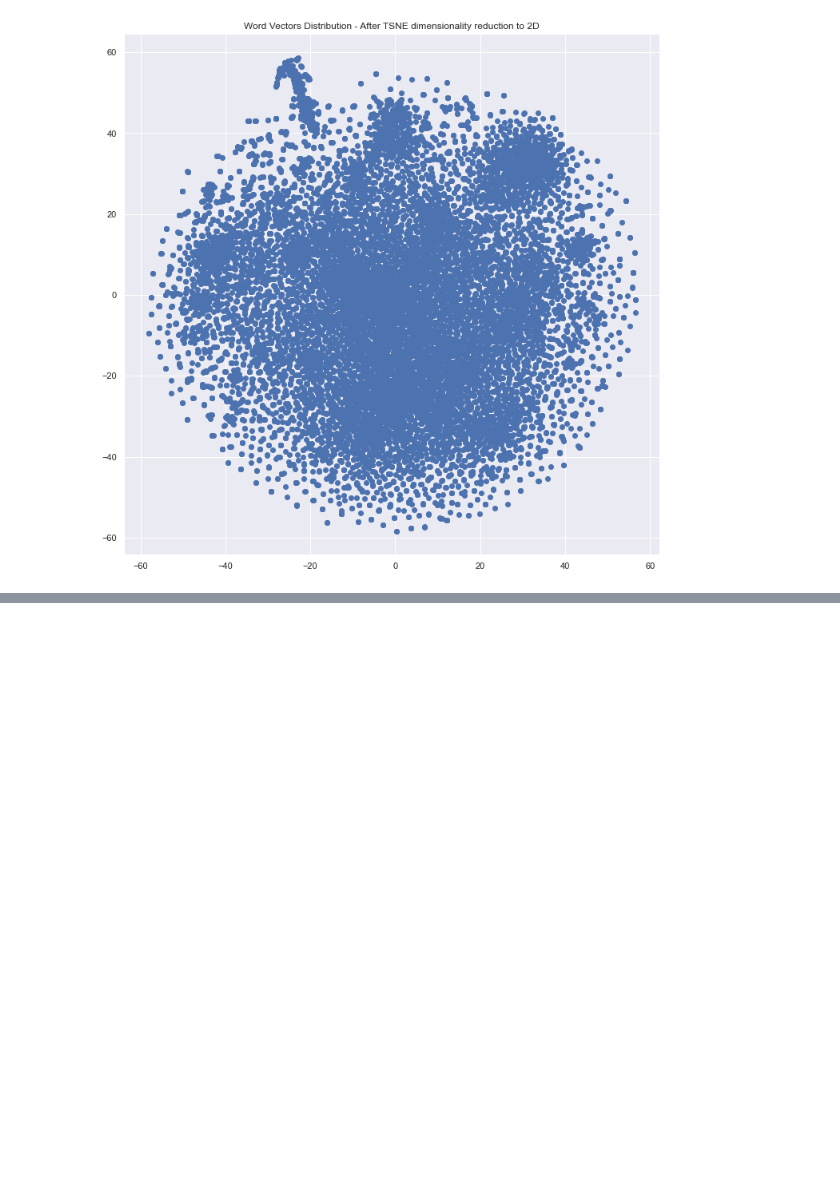
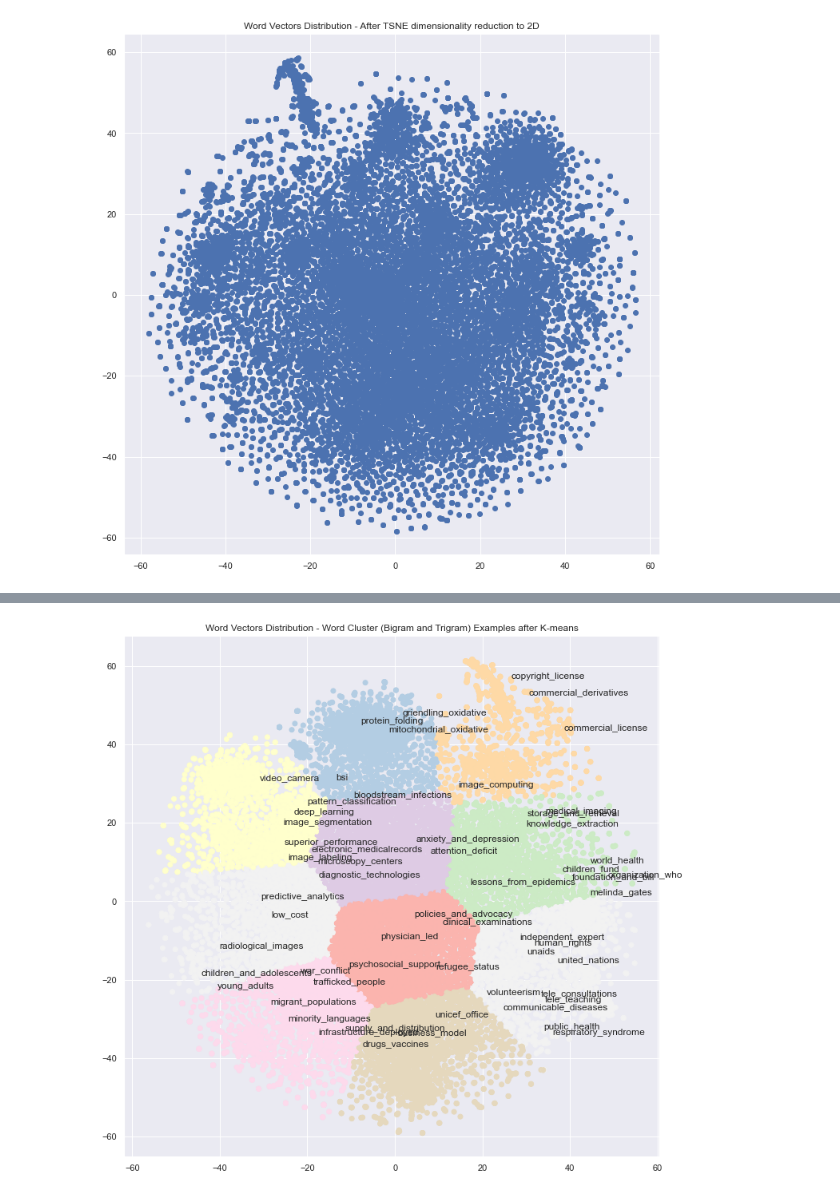
Before and after one commit to mrgeooo14/UNIGE-Master-Thesis, a Jupyter notebook: similarity.ipynb, the cells around one changed output, grey strips where cells are left out. Drawn from its saved outputs; the diff is of its cells as text; code cells hidden in the pictures; blank space fills up the shorter version.

```diff
--- a/similarity.ipynb
+++ b/similarity.ipynb
@@ -616,0 +621,42 @@ plt.show()
+# %%
+from sklearn.cluster import KMeans
+
+bigrams = ['world_health', 'organization_who', 'unicef_office', 'business_model', 'volunteerism', 'supply_and_distribution', 'lessons_from_epidemics',
+           'public_health', 'storage_and_retrieval', 'image_computing', 'image_labeling', 'medical_imaging', 'foundation_and_bill', 'knowledge_extraction',
+           'human_rights', 'psychosocial_support', 'attention_deﬁcit', 'children_and_adolescents', 'communicable_diseases', 'physician_led', 'electronic_medicalrecords',
+           'clinical_examinations', 'radiological_images', 'policies_and_advocacy', 'predictive_analytics', 'low_cost', 'tele_teaching', 'united_nations', 'children_fund',
+           'unaids', 'diagnostic_technologies','bloodstream_infections', 'migrant_populations', 'minority_languages', 'trafficked_people',
+           'war_conflict', 'infrastructure_deployed', 'melinda_gates', 'refugee_status', 'drugs_vaccines', 'independent_expert',
+           'video_camera', 'respiratory_syndrome', 'young_adults', 'bsi', 'anxiety_and_depression', 'tele_consultations',
+           'copyright_license', 'mitochondrial_oxidative', 'griendling_oxidative', 'protein_folding', 'deep_learning', 'image_segmentation', 'superior_performance',
+           'pattern_classification', 'microscopy_centers', 'commercial_license', 'commercial_derivatives']
+
+random.shuffle(bigrams)
+chosen_words_indices = [output_vectors_b.get_index(word) for word in bigrams]
+
+kmeans = KMeans(n_clusters = 10)
+kmeans.fit(np.array([x_vals_b, y_vals_b]).T)
+labels_b = kmeans.predict(np.array([x_vals_b, y_vals_b]).T)
+word_labels = np.asarray(model_b.wv.index_to_key)
+annotated_points = []
+
+plt.figure(figsize=(12, 12))
+plt.scatter(x_vals_b, y_vals_b, c = labels_b, cmap = 'Pastel1', alpha=1.0)
+plt.title('Word Vectors Distribution - Word Cluster (Bigram and Trigram) Examples after K-means')
+
+centers = kmeans.cluster_centers_
+for i in range(len(bigrams)):
+    word_key_index = chosen_words_indices[i]
+    pos = (x_vals_b[word_key_index], y_vals_b[word_key_index])
+
+    # print('Debug | Word: {}, Coords: {}, {}'.format(words[i], x_vals[word_key_index], y_vals[word_key_index]))
+    overlap = check_overlap(pos, annotated_points)
+    if (overlap == False):
+        plt.annotate(bigrams[i], xy=(x_vals_b[word_key_index], y_vals_b[word_key_index]))
+        annotated_points.append((x_vals_b[word_key_index], y_vals_b[word_key_index]))
+    else:
+        plt.annotate(bigrams[i], xy=(x_vals_b[word_key_index] + 4, y_vals_b[word_key_index] - 4))
+        annotated_points.append((x_vals_b[word_key_index], y_vals_b[word_key_index]))
+plt.show()
+# %% [output]
+[figure, added]
```
Also changed, not shown: parts of 4 cells of this notebook, 1 other file.
